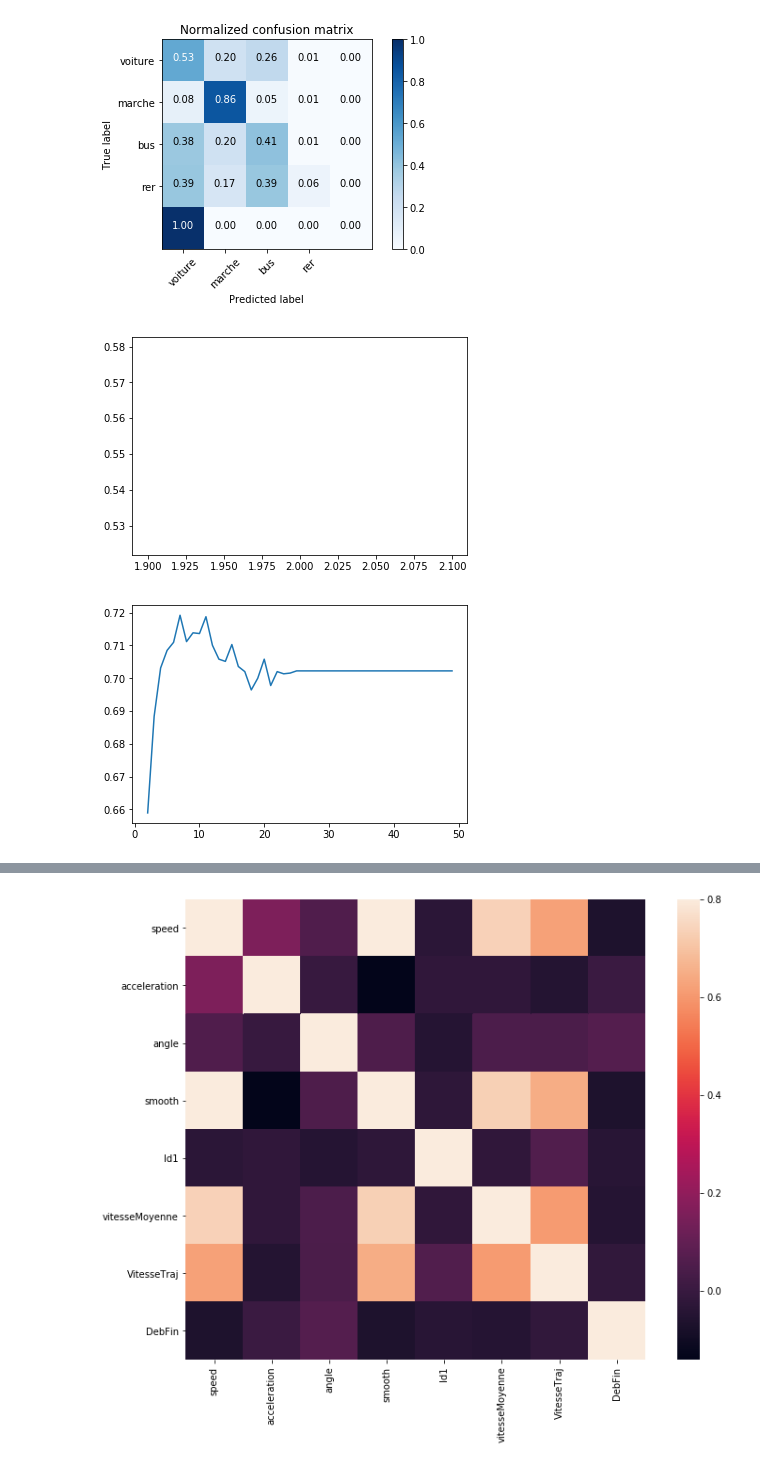
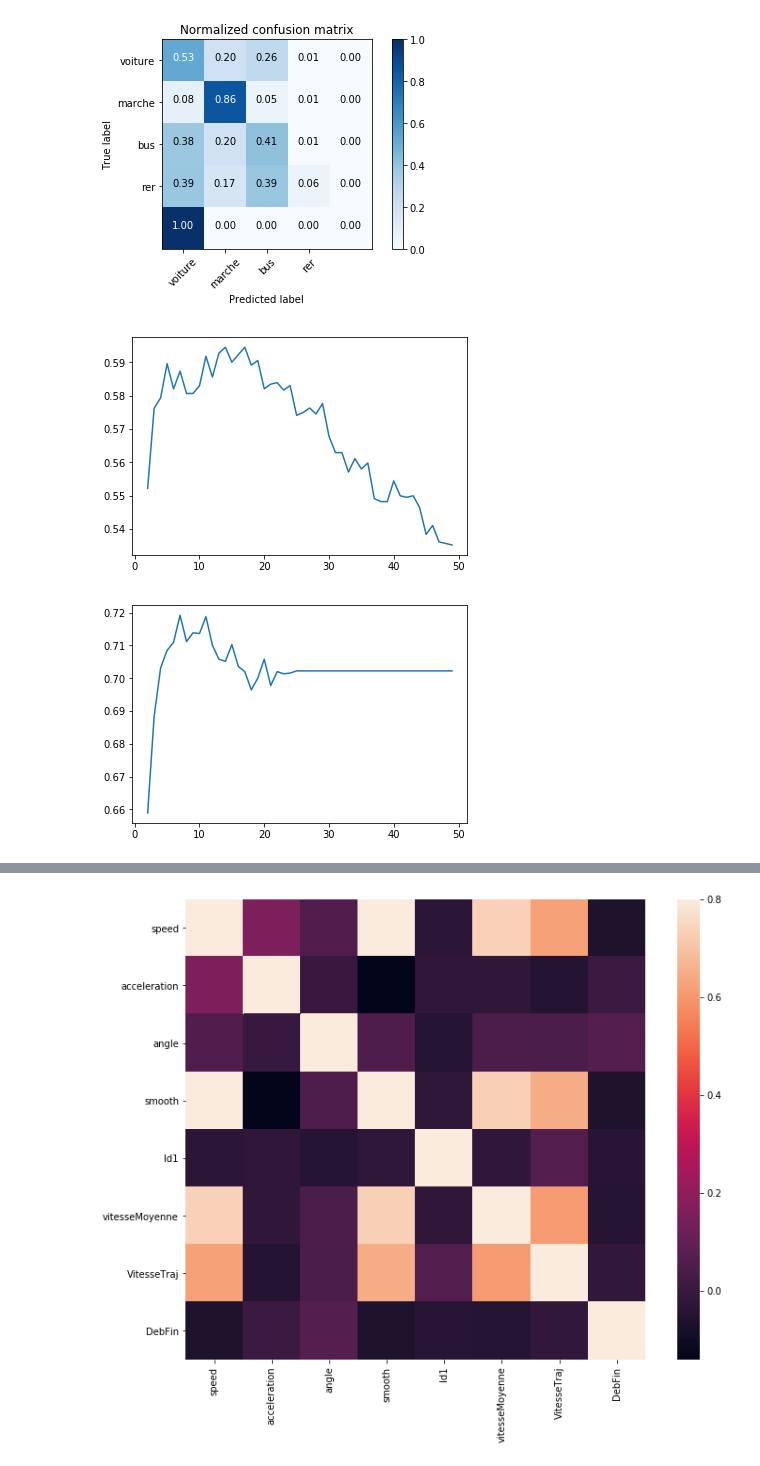
Before and after one commit to koper921/ProjetGps, a Jupyter notebook: Projet au propre avec Modif vitesse et acceleration.ipynb, the cells around one changed output, grey strips where cells are left out. Cells and saved outputs as stored; diff of their text form; code cells hidden in the pictures.

```diff
--- a/Projet au propre avec Modif vitesse et acceleration.ipynb
+++ b/Projet au propre avec Modif vitesse et acceleration.ipynb
@@ -1203,3 +1089,7 @@ df_3.loc[3535: 3541]
+# %%
+#ajout des POI
+
+Cluster =pd.read_csv('C:/Users/MyPC/Desktop/Projet Gps/ProjetGitHub/POI (Extraction cluster DBSCAN de tous les utilisateurs/ClusterUtilisateurs.csv')
 # %%
 # perte de précision du à l'enlevement des critère de vitesse
 #on va introduire la variable attente qui visera à savoir si l'individu reste en position stationnaire par rapport à sa première position
@@ -1305,0 +1096,14 @@ plt.show()
+# %%
+#Cadrant de 50 mètres, lieu de passage
+
+Cluster['latitude1']=0
+Cluster['latitude2']=0
+Cluster['longitude1']=0
+Cluster['longitude2']=0
+
+
+for i in range (0 , len(Cluster)):
+    Cluster['latitude1'].iloc[i]=float(Cluster['latitude'].iloc[i])-0.0000899*5  #0.0000899 correspond à 10 metre en latitude
+    Cluster['latitude2'].iloc[i]=float(Cluster['latitude'].iloc[i])+0.0000899*5
+    Cluster['longitude1'].iloc[i]=float(Cluster['longitude'].iloc[i])-0.000139*5 #0.000139 correspond à 10 mètres en longitude
+    Cluster['longitude2'].iloc[i]=float(Cluster['longitude'].iloc[i])+0.000139*5
@@ -1305,0 +1115,9 @@ plt.show()
+# %%
+#ajout variable POI si proche cluster et en journée pour éviter lieu de résidence , 1 si proche 0 sinon on dira 20 mètres
+# possibilité d'avoir plusieurs cluster proche +1
+df_1['Cluster']=0
+for i in range(0, len(df_1)):
+
+    for j in range(0 ,len(Cluster)):
+        if df_1.longitude[i]<= Cluster['longitude2'].iloc[j] and df_1.longitude[i]>= Cluster['longitude1'].iloc[j]  and df_1.latitude[i]>= Cluster['latitude1'].iloc[j] and df_1.latitude[i]<= Cluster['latitude2'].iloc[j]:
+            df_1.loc[i,'Cluster'] =df_1.loc[i,'Cluster'] +1
@@ -1391,11 +1211,13 @@ Normalized confusion matrix
 [figure]
 # %%
 ### on extracte les features en fonction de la colonne id
-#df_essai= df_1[['speed',  'acceleration','angle','smooth','Id1','DebFin', 'vitesseMoyenne','DF']]
+
+#l'ajout seul de la variable cluster est nocive dans la classification
+#df_essai= df_1[['speed',  'acceleration','angle','smooth','Id1','DebFin', 'vitesseMoyenne','DF','RerGare', 'Cluster']]
 #df_essai= df_1[['speed',  'acceleration','angle','DebFin','Id1','smooth']] 70.8% de précision
 #vitesseMoyenne  et vitesseTraj mauvaise variables fait perdre en précision
 
-df_essai= df_1[['speed',  'acceleration','angle','DebFin','Id1','smooth']]
+df_essai= df_1[['speed',  'acceleration','angle','DebFin','Id1','smooth', 'Cluster']]
 #df_essai= df_3[['speed',  'acceleration','angle','smooth','Id1']]
 df_essai = df_essai[np.isfinite(df_essai['acceleration'])]
 #df_essai = df_essai[np.isfinite(df_essai['VitesseTraj'])]
@@ -1408,7 +1230,7 @@ y= list(df_2.iloc[:,1])
 X = extract_features(df_essai, column_id="Id1", default_fc_parameters=MinimalFCParameters())
 index= []
 resultat=[]
-for i in range(2,3):
+for i in range(2,50):
     index.append(i)
     knn = KNeighborsClassifier(n_neighbors =i)
     scores = cross_val_score(knn, X, y, cv=10)
@@ -1416,34 +1238,34 @@ for i in range(2,3):
     #print("Accuracy: %0.2f (+/- %0.2f)" % (scores.mean(), scores.std() * 2))
     resultat.append(scores.mean())
 
 plot(index,resultat)
 plt.show()
 del index
 del resultat
 index= []
 resultat=[]
 
 
 from sklearn.ensemble import RandomForestClassifier
 from sklearn.datasets import make_classification
 
 
 
 
 for i in range(2,50):
     index.append(i)
     clf = RandomForestClassifier(max_depth=i, random_state=0)
     cv = ShuffleSplit(n_splits=10, test_size=0.2, random_state=0)
 
     scores = cross_val_score(clf, X, y, cv=cv)
     #print(scores)
     #print("Accuracy: %0.2f (+/- %0.2f)" % (scores.mean(), scores.std() * 2))
     resultat.append(scores.mean())
 
 plot(index,resultat)
 plt.show()
 # %% [output]
-[figure, old version]
+[figure, new version]
 [figure]
 # %%
 #Rer toujours assez bas on va incorporrer stations rer pour essayer d'ameliorer un peu le resultat
```
Also changed, not shown: parts of 35 cells of this notebook, 3 other files.
